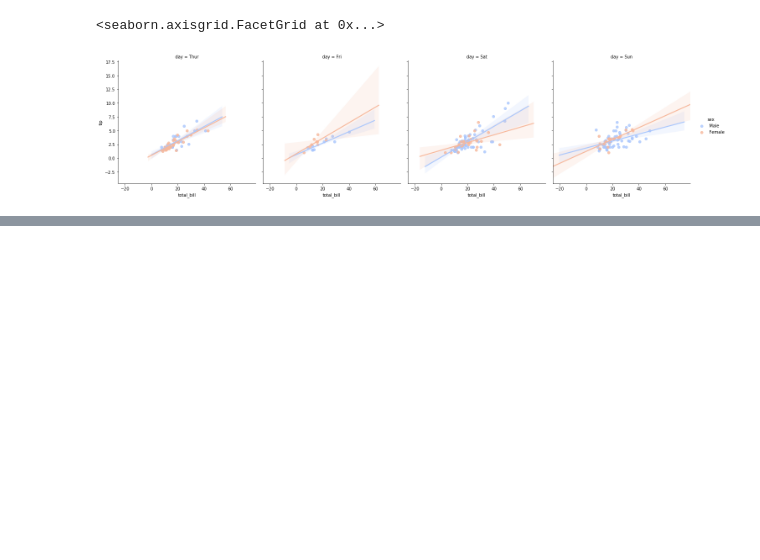
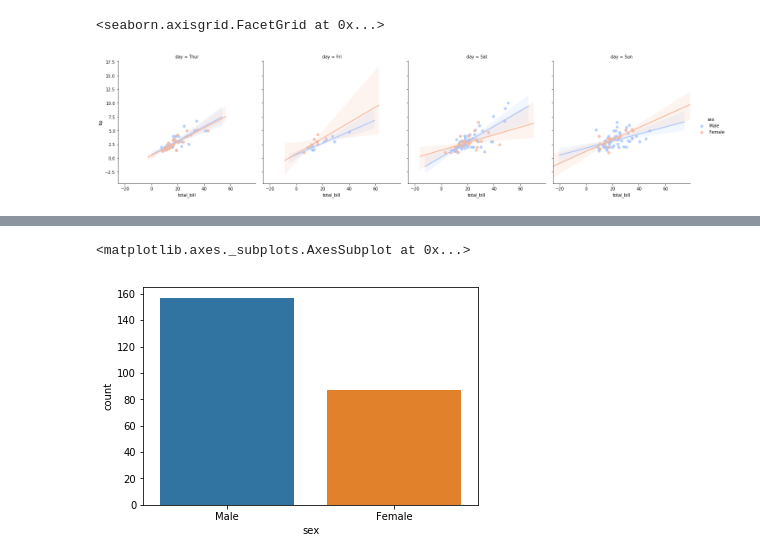
Before and after one commit to codingblondie/udemypython, a Jupyter notebook: files/Seaborn_beg.ipynb, the cells around one changed output, grey strips where cells are left out. Drawn from its saved outputs; the diff is of its cells as text; code cells hidden in the pictures; blank space fills up the shorter version.

```diff
--- a/files/Seaborn_beg.ipynb
+++ b/files/Seaborn_beg.ipynb
@@ -302,0 +303,5 @@ sb.lmplot(x='total_bill',y='tip',data=tips,col='day',hue='sex',palette='coolwarm
+# %%
+sb.countplot(x='sex',data=tips)
+# %% [output]
+<matplotlib.axes._subplots.AxesSubplot at 0x...>
+[figure, added]
```
Also changed, not shown: parts of 8 cells of this notebook.
